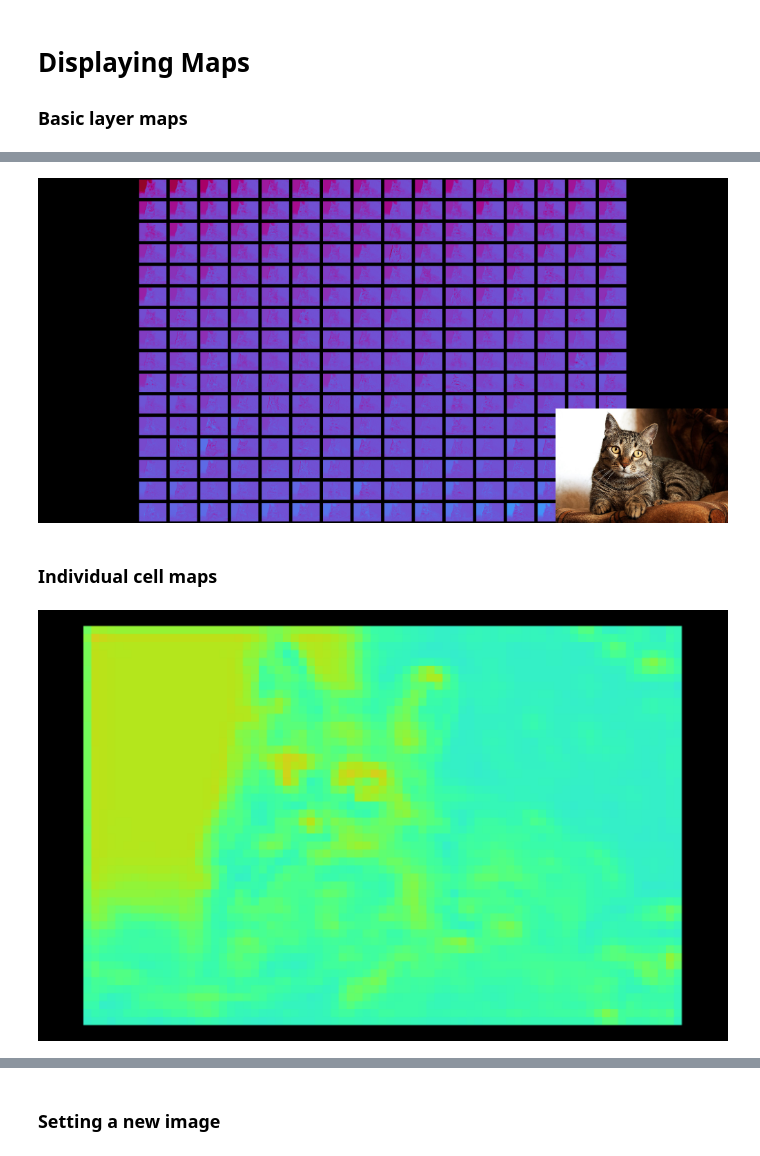
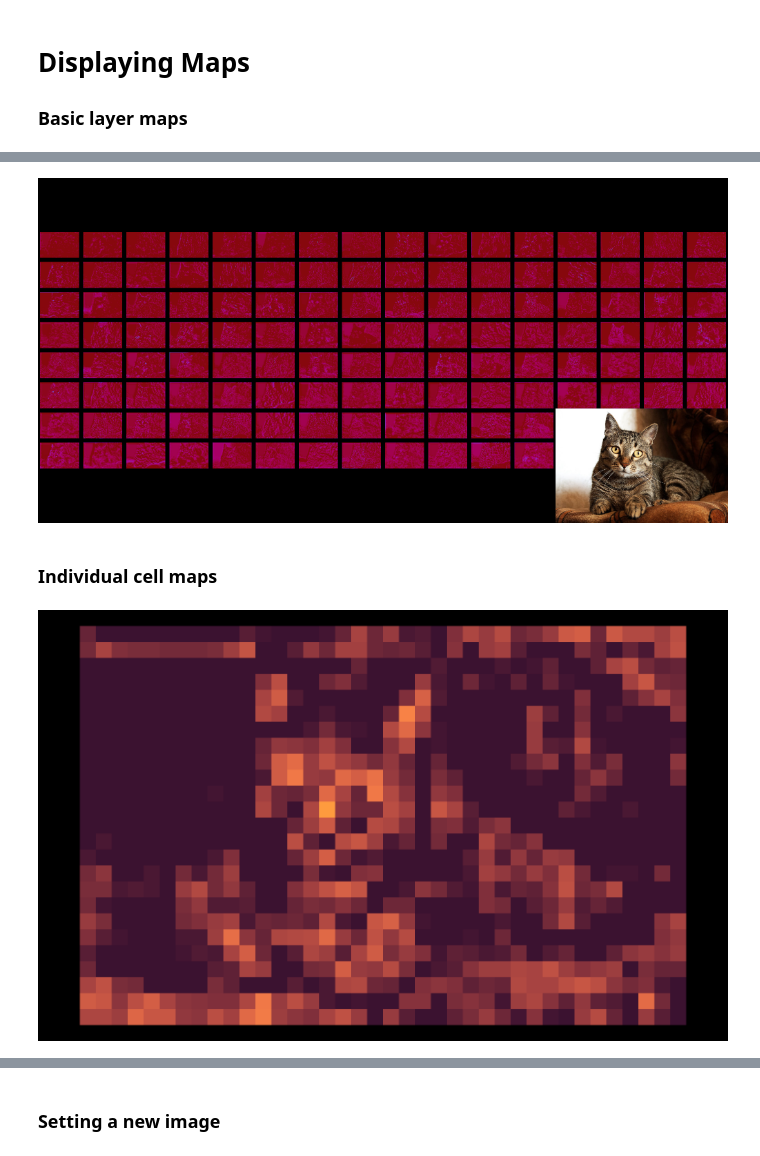
Before and after one commit to arched-dev/mapextrackt, a Jupyter notebook: examples/examples.ipynb, the cells around one changed output, grey strips where cells are left out. Cells and saved outputs as stored; diff of their text form; code cells hidden in the pictures.

```diff
--- a/examples/examples.ipynb
+++ b/examples/examples.ipynb
@@ -4,7 +4,7 @@
 > First import your model
 # %%
 import torchvision
-model = torchvision.models.vgg16(pretrained=True)
+model = torchvision.models.resnext50_32x4d(pretrained=True)
 # %% [markdown]
 > Import MapExtract's Feature Extractor
 # %%
@@ -41,13 +46,15 @@ img
 # %%
 img = fe.display_from_map(layer_no=5, out_type="pil", colourize=15, outsize=(1000,500), border=0.06, picture_in_picture=True)
+img.save("example_output1.jpg")
 img
 # %% [output]
-[figure, old version]
+[figure, new version]
 # %% [markdown]
 ### Individual cell maps
 # %%
 img = fe.display_from_map(layer_no=8, cell_no=20, out_type="pil", colourize=20, outsize=(800,500), border=0.03, picture_in_picture=False)
+img.save("example_output2.jpg")
 img
 # %% [output]
-[figure, old version]
+[figure, new version]
 # %%
```
Also changed, not shown: parts of 16 cells of this notebook, 4 other files.
